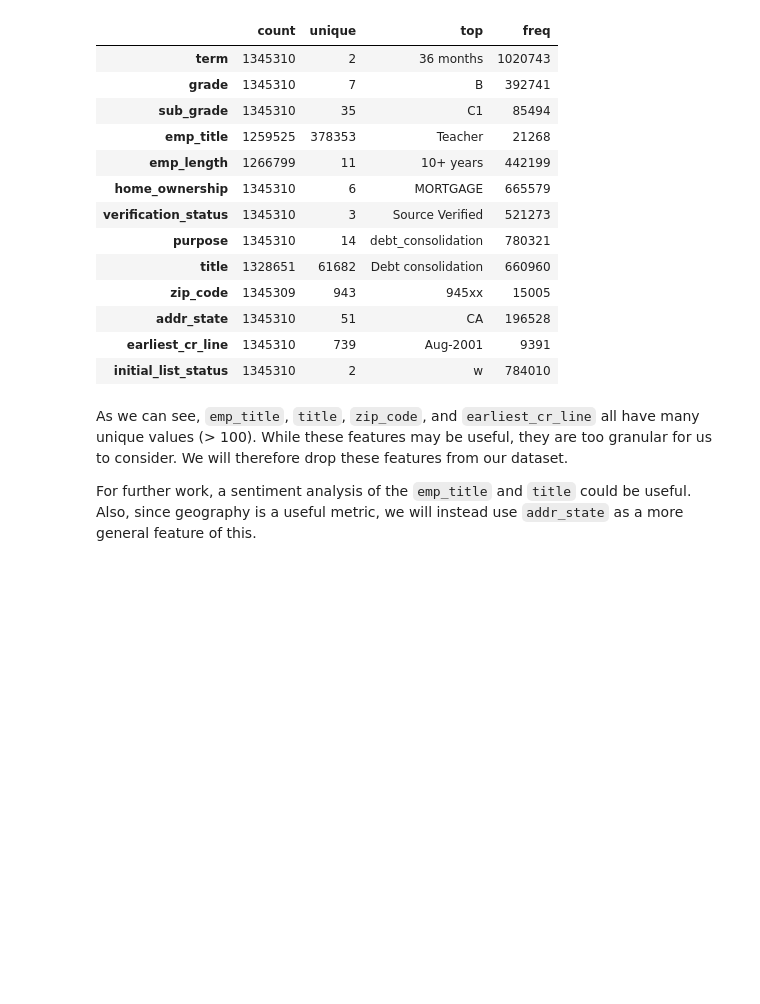
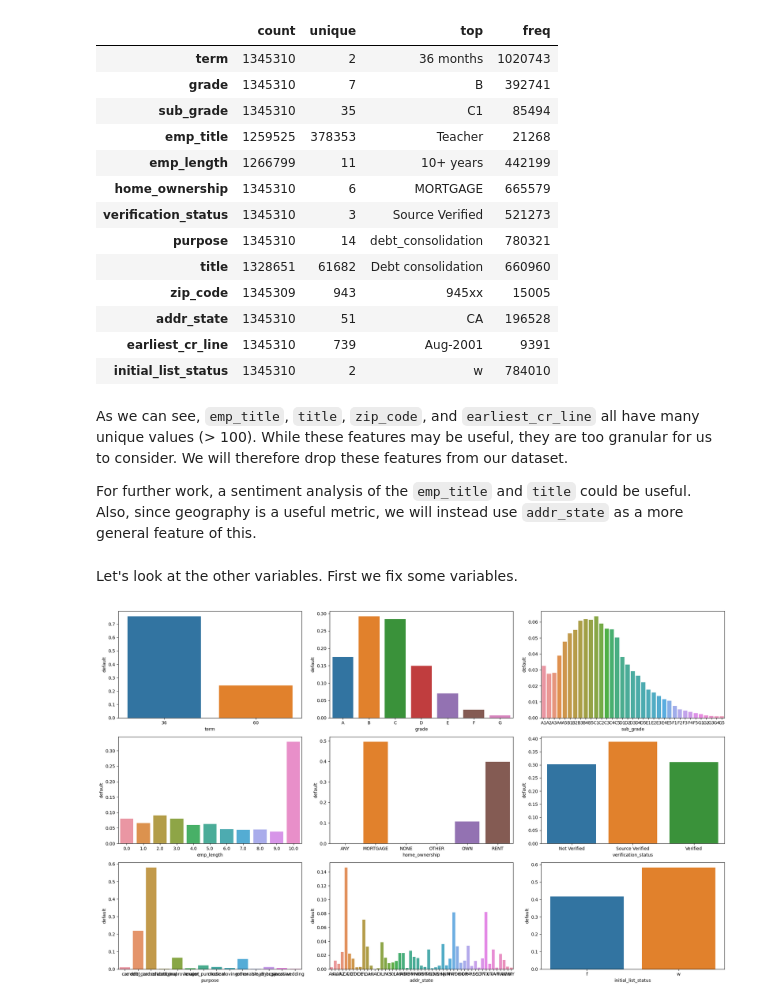
Before and after one commit to george-mitchell/Predicting-Loan-Default, a Jupyter notebook: Loan_Default.ipynb, the cells around one changed output. Saved outputs shown, nothing was run; the diff lists cells and outputs as text; code cells hidden in the pictures; blank space fills up the shorter version.

Commit message:
more loan default

```diff
--- a/Loan_Default.ipynb
+++ b/Loan_Default.ipynb
@@ -144,3 +152,44 @@ As we can see, `emp_title`, `title`, `zip_code`, and `earliest_cr_line` all have
 For further work, a sentiment analysis of the `emp_title` and `title` could be useful. Also, since geography is a useful metric, we will instead use `addr_state` as a more general feature of this.
 # %%
 loans_df = loans_df.drop(["emp_title", "title", "zip_code", "earliest_cr_line"])
+cat_vars = loans_df.select(~cs.by_dtype(pl.NUMERIC_DTYPES)).columns
+# %% [markdown]
+Let's look at the other variables. First we fix some variables.
+# %%
+## fix term column
+loans_df = loans_df.with_columns(
+    pl.col("term").map_elements(lambda s: np.int8(s.split()[0])).alias("term")
+)
+
+## fix emp_length column
+mp = {
+    "10+ years" : "10 years",
+    "< 1 year" : "0 years"
+}
+loans_df = loans_df.with_columns(
+    (pl.col("emp_length").replace(mp, default=pl.col("emp_length"))
+     .alias("emp_length"))
+)
+
+def to_int(s) :
+    if pd.isnull(s):
+        return s
+    else:
+        return np.int8(s.split()[0])
+
+loans_df = loans_df.with_columns(
+    pl.col("emp_length").map_elements(to_int).alias("emp_length")
+)
+# %%
+fig, axs = plt.subplots(3,3, figsize=(20,12))
+
+for i in range(len(cat_vars)):
+    df = loans_df[cat_vars + ["default"]].group_by(cat_vars[i]).agg(pl.col("default").len())
+    df = df.with_columns(pl.col("default") / pl.sum("default")).to_pandas().sort_values(by=cat_vars[i])
+    r = i // 3
+    c = i % 3
+    sns.barplot(data=df, x=cat_vars[i], y="default", ax=axs[r][c])
+
+fig.tight_layout()
+# %% [output]
+[figure, added]
```
Also changed, not shown: parts of 7 cells of this notebook.
